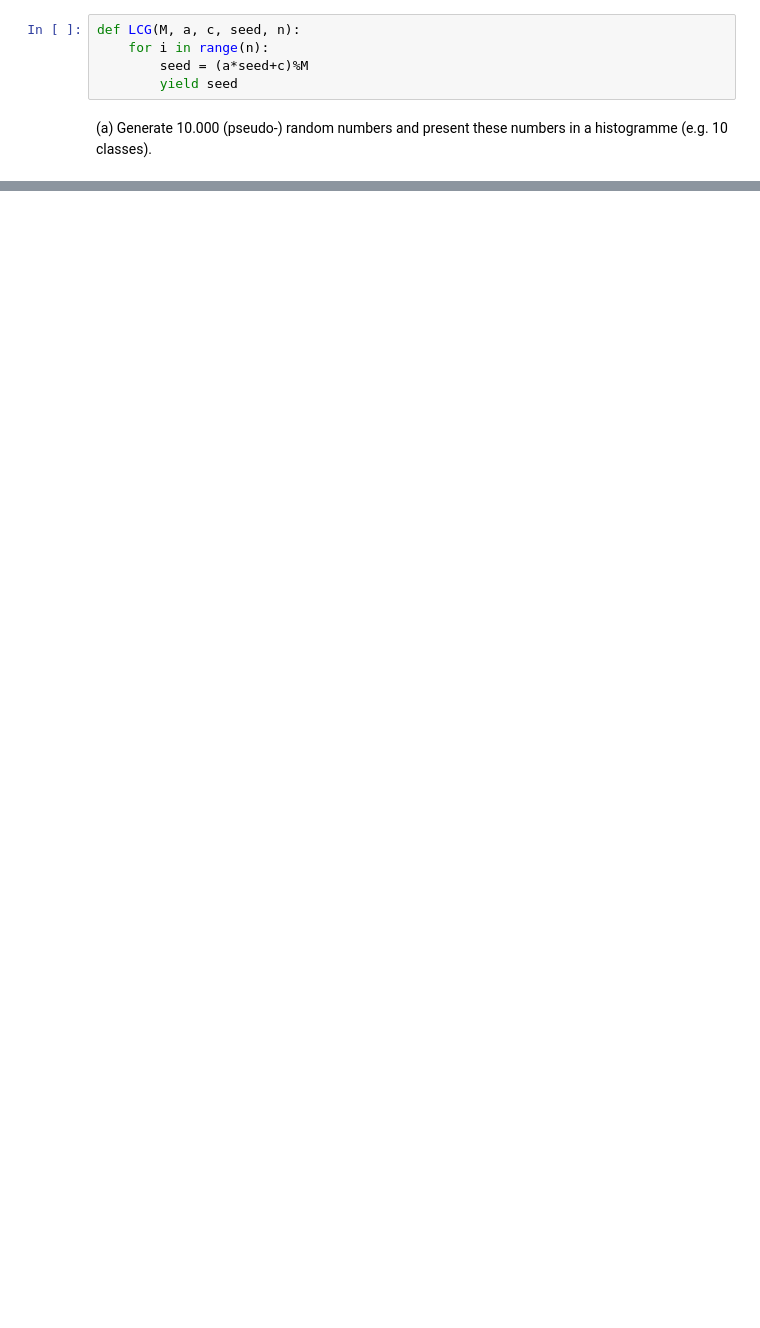
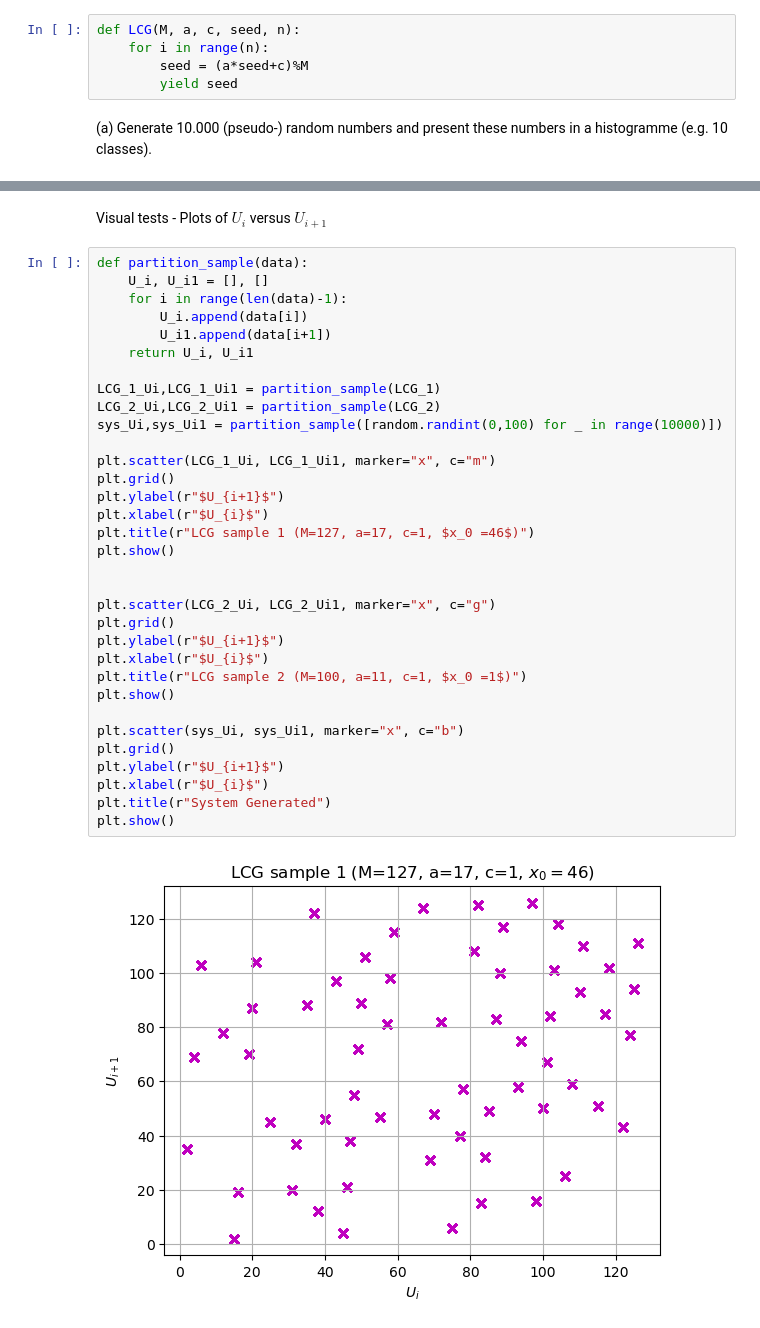
Before and after one commit to damiskov/02443-stochastic-simulation, a Jupyter notebook: Exercises/ex1.ipynb, the cells around one changed output, grey strips where cells are left out. Drawn from its saved outputs; the diff is of its cells as text; blank space fills up the shorter version.

```diff
--- a/Exercises/ex1.ipynb
+++ b/Exercises/ex1.ipynb
@@ -49,0 +210,37 @@ make_histograms(MT_nums, LCG_nums, 10)
+# %% [markdown]
+Visual tests - Plots of $U_i$ versus $U_{i+1}$
+# %%
+def partition_sample(data):
+    U_i, U_i1 = [], []
+    for i in range(len(data)-1):
+        U_i.append(data[i])
+        U_i1.append(data[i+1])
+    return U_i, U_i1
+
+LCG_1_Ui,LCG_1_Ui1 = partition_sample(LCG_1)
+LCG_2_Ui,LCG_2_Ui1 = partition_sample(LCG_2)
+sys_Ui,sys_Ui1 = partition_sample([random.randint(0,100) for _ in range(10000)])
+
+plt.scatter(LCG_1_Ui, LCG_1_Ui1, marker="x", c="m")
+plt.grid()
+plt.ylabel(r"$U_{i+1}$")
+plt.xlabel(r"$U_{i}$")
+plt.title(r"LCG sample 1 (M=127, a=17, c=1, $x_0 =46$)")
+plt.show()
+
+
+plt.scatter(LCG_2_Ui, LCG_2_Ui1, marker="x", c="g")
+plt.grid()
+plt.ylabel(r"$U_{i+1}$")
+plt.xlabel(r"$U_{i}$")
+plt.title(r"LCG sample 2 (M=100, a=11, c=1, $x_0 =1$)")
+plt.show()
+
+plt.scatter(sys_Ui, sys_Ui1, marker="x", c="b")
+plt.grid()
+plt.ylabel(r"$U_{i+1}$")
+plt.xlabel(r"$U_{i}$")
+plt.title(r"System Generated")
+plt.show()
+# %% [output]
+[figure, added]
```
Also changed, not shown: parts of 52 cells of this notebook, 1 other file.
